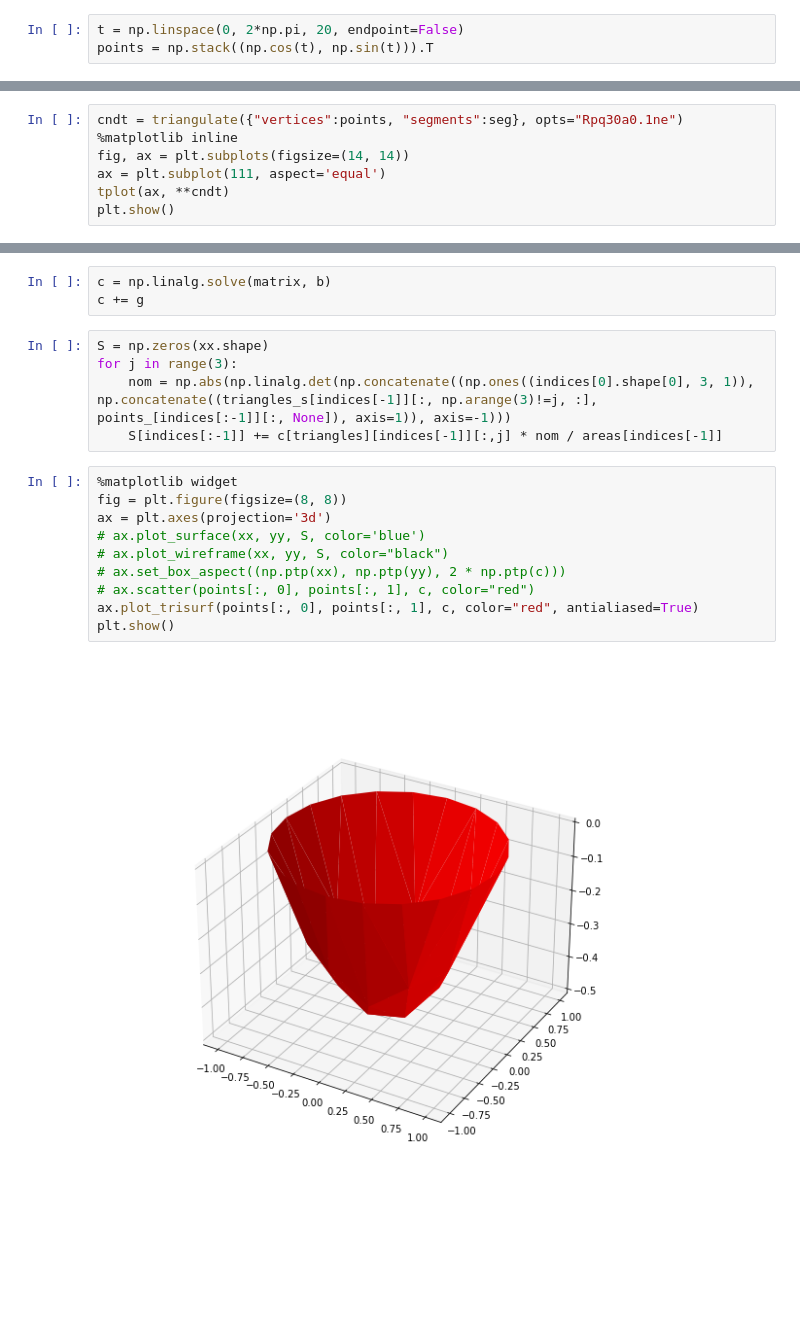
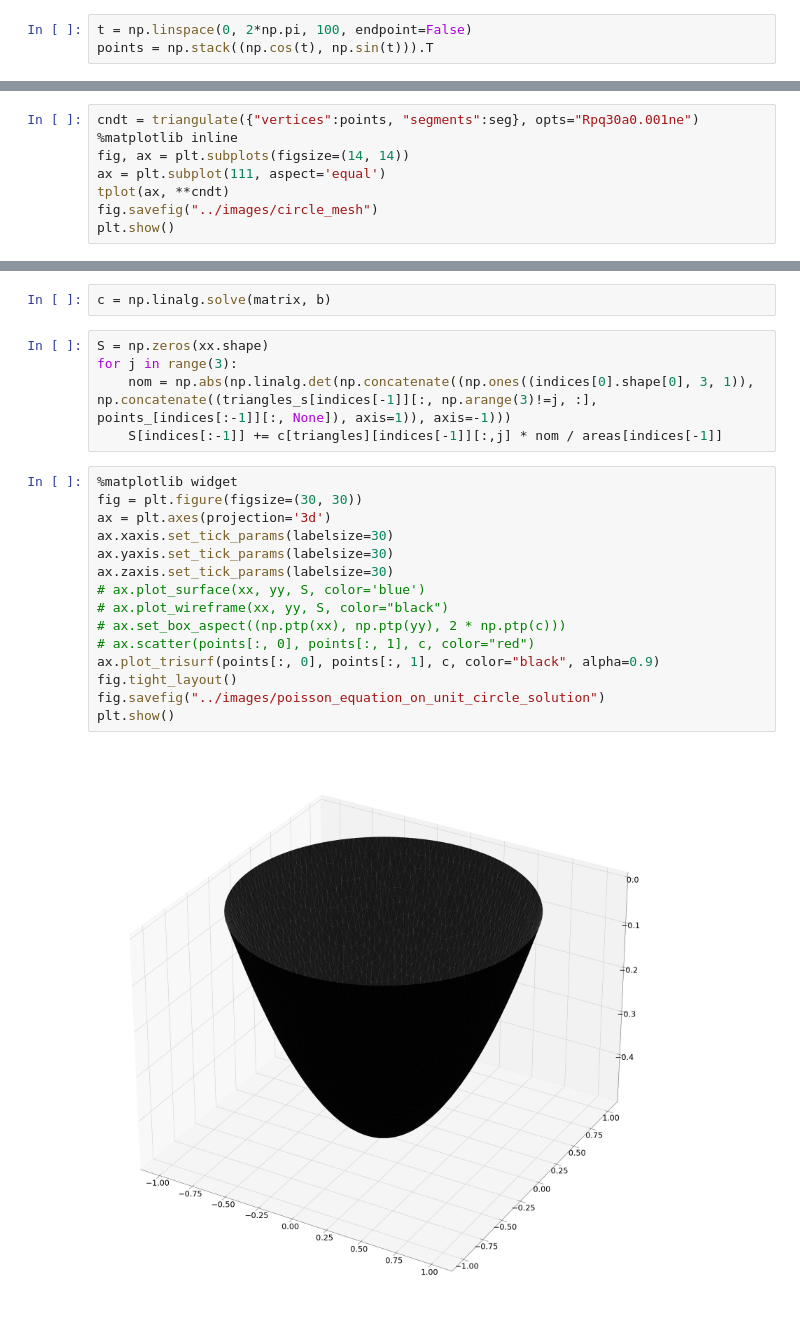
Before and after one commit to kamosevoyan/Diploma_work, a Jupyter notebook: Notebooks/Poisson_equation_solution_on_polygonal_domain.ipynb, the cells around one changed output, grey strips where cells are left out. Cells and saved outputs as stored; diff of their text form; blank space fills up the shorter version.

```diff
--- a/Notebooks/Poisson_equation_solution_on_polygonal_domain.ipynb
+++ b/Notebooks/Poisson_equation_solution_on_polygonal_domain.ipynb
@@ -47,17 +7,18 @@ holes = np.array([[]])
 # %% [markdown]
 # Circle
 # %%
-t = np.linspace(0, 2*np.pi, 20, endpoint=False)
+t = np.linspace(0, 2*np.pi, 100, endpoint=False)
 points = np.stack((np.cos(t), np.sin(t))).T
 # %%
 seg = np.array([[j, j+1] for j in range(points.shape[0]-1)] + [[points.shape[0] - 1, 0]])
 # %% [markdown]
 # Mesh
 # %%
-cndt = triangulate({"vertices":points, "segments":seg}, opts="Rpq30a0.1ne")
+cndt = triangulate({"vertices":points, "segments":seg}, opts="Rpq30a0.001ne")
 %matplotlib inline
 fig, ax = plt.subplots(figsize=(14, 14))
 ax = plt.subplot(111, aspect='equal')
 tplot(ax, **cndt)
+fig.savefig("../images/circle_mesh")
 plt.show()
 # %% [output]
@@ -188,7 +143,6 @@ for idx, element in enumerate(triangles):
         b[element[2]] -= 2 * areas[idx] / 3 * f[element[0]]
 # %%
 c = np.linalg.solve(matrix, b)
-c += g
 # %%
 S = np.zeros(xx.shape)
 for j in range(3):
@@ -196,16 +150,21 @@ for j in range(3):
     S[indices[:-1]] += c[triangles][indices[-1]][:,j] * nom / areas[indices[-1]]
 # %%
 %matplotlib widget
-fig = plt.figure(figsize=(8, 8))
+fig = plt.figure(figsize=(30, 30))
 ax = plt.axes(projection='3d')
+ax.xaxis.set_tick_params(labelsize=30)
+ax.yaxis.set_tick_params(labelsize=30)
+ax.zaxis.set_tick_params(labelsize=30)
 # ax.plot_surface(xx, yy, S, color='blue')
 # ax.plot_wireframe(xx, yy, S, color="black")
 # ax.set_box_aspect((np.ptp(xx), np.ptp(yy), 2 * np.ptp(c)))
 # ax.scatter(points[:, 0], points[:, 1], c, color="red")
-ax.plot_trisurf(points[:, 0], points[:, 1], c, color="red", antialiased=True)
+ax.plot_trisurf(points[:, 0], points[:, 1], c, color="black", alpha=0.9)
+fig.tight_layout()
+fig.savefig("../images/poisson_equation_on_unit_circle_solution")
 plt.show()
 # %% [output]
-[figure, old version]
+[figure, new version]
 # %%
 %matplotlib inline
 fig, ax = plt.subplots(figsize=(10, 10))
```
Also changed, not shown: parts of 13 cells of this notebook, 9 other files.
